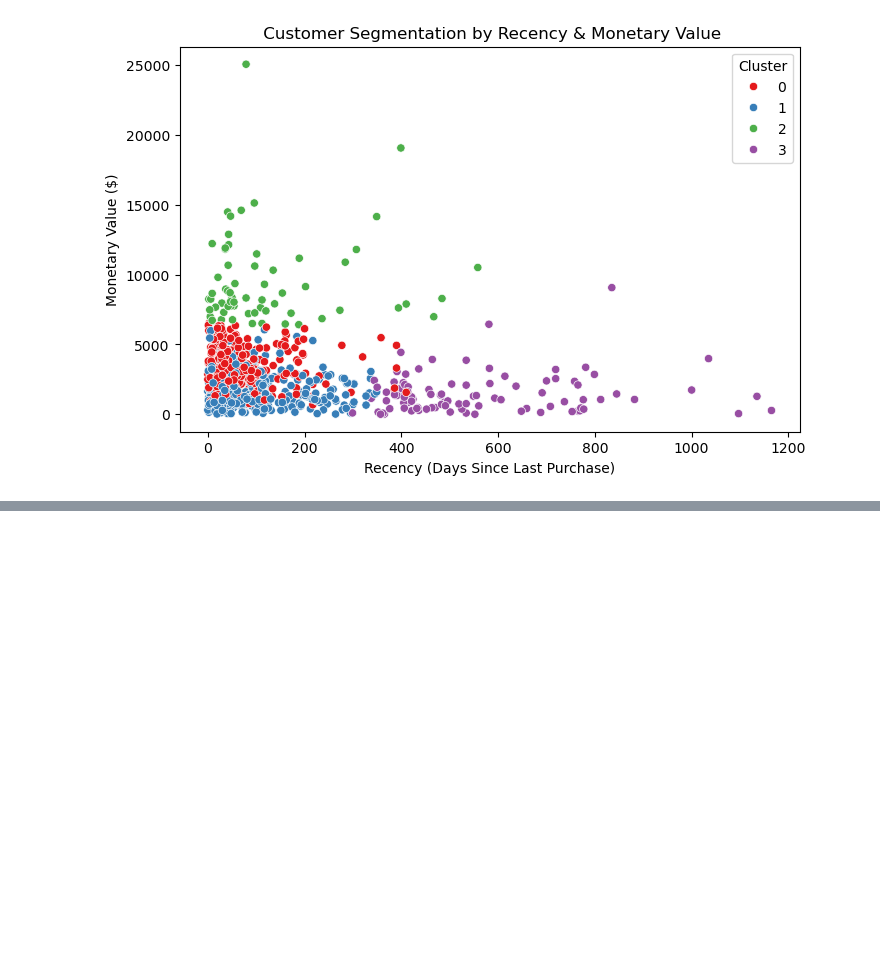
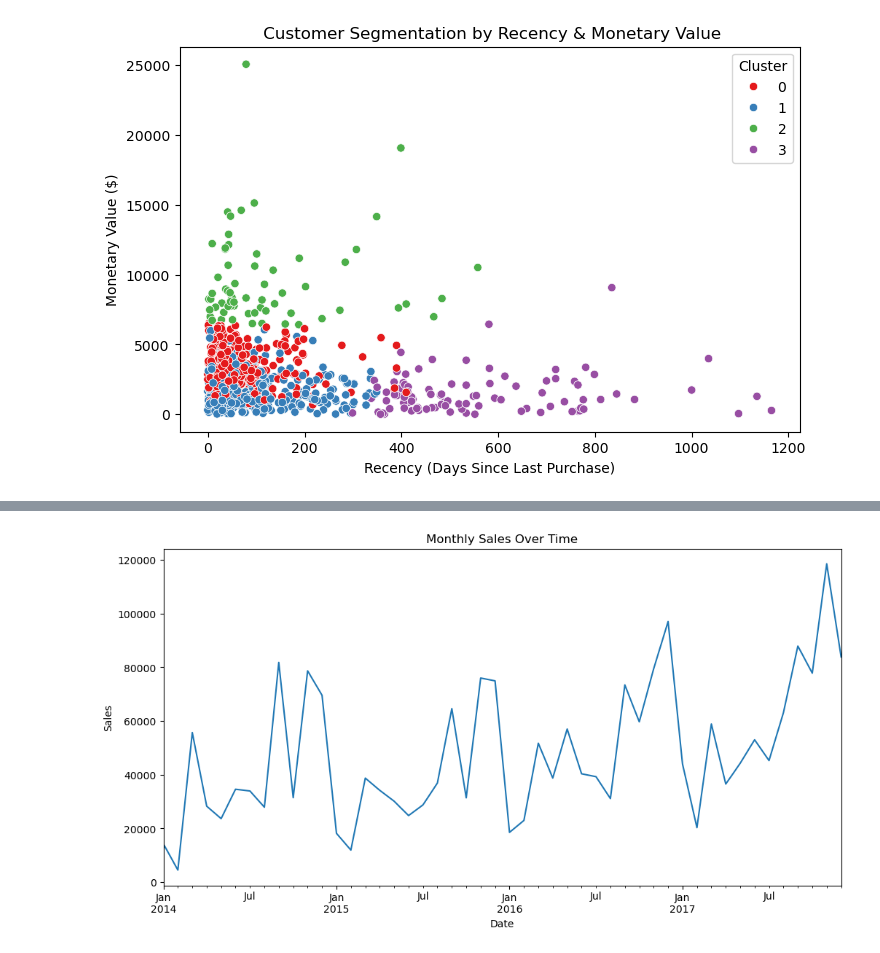
Before and after one commit to yrehim7/superstore_eda_analysis, a Jupyter notebook: main.ipynb, the cells around one changed output, grey strips where cells are left out. Cells and saved outputs as stored; diff of their text form; code cells hidden in the pictures; blank space fills up the shorter version.

```diff
--- a/main.ipynb
+++ b/main.ipynb
@@ -660,0 +702,14 @@ basket.head()
+# %%
+# Convert Order Date to datetime
+df['Order Date'] = pd.to_datetime(df['Order Date'])
+
+# Set date as index and resample monthly
+monthly_sales = df.set_index('Order Date').resample('M')['Sales'].sum()
+
+# Plot the time series
+monthly_sales.plot(figsize=(12, 6), title="Monthly Sales Over Time")
+plt.xlabel("Date")
+plt.ylabel("Sales")
+plt.show()
+# %% [output]
+[figure, added]
```
Also changed, not shown: parts of 4 cells of this notebook.
